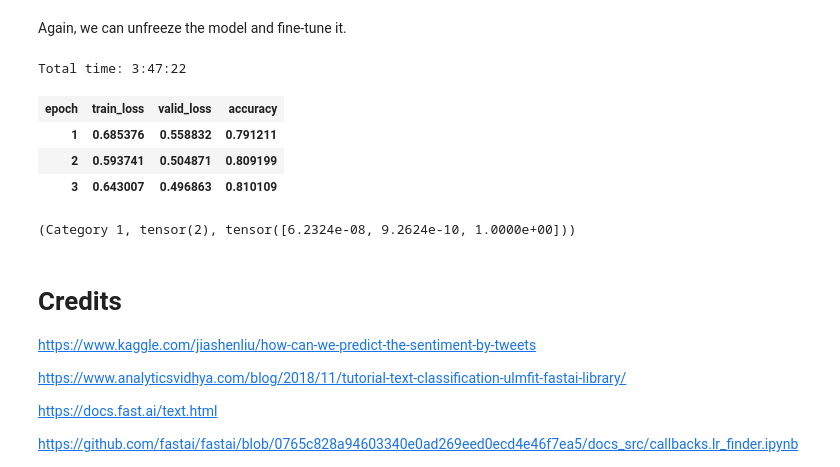
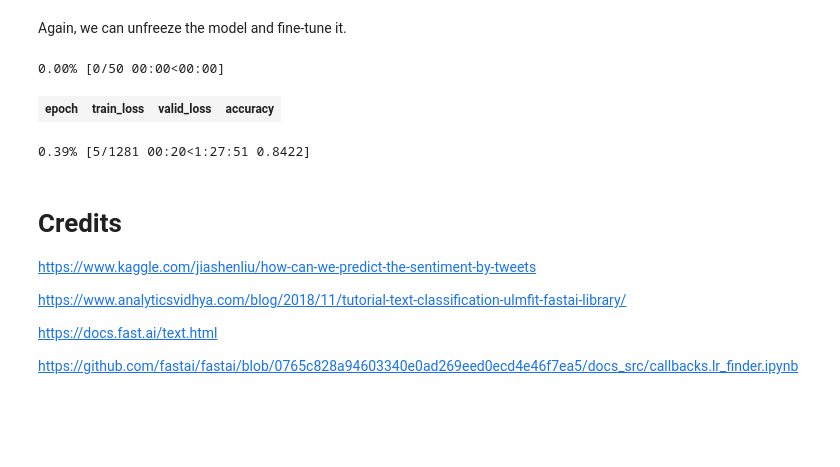
Before and after one commit to zlapp/Twitter-US-Airlines-Sentiment, a Jupyter notebook: Twitter-US-Airlines-Sentiment.ipynb, the cells around one changed output. Saved outputs shown, nothing was run; the diff lists cells and outputs as text; code cells hidden in the pictures; blank space fills up the shorter version.

Commit message:
fixed callback

```diff
--- a/Twitter-US-Airlines-Sentiment.ipynb
+++ b/Twitter-US-Airlines-Sentiment.ipynb
@@ -634,5 +637,13 @@ callbacks=[EarlyStoppingCallback(monitor='accuracy', min_delta=0.01, patience=3)
+# %%
+from fastai.callbacks.tracker import EarlyStoppingCallback
+from fastai.callbacks.tracker import SaveModelCallback
+from fastai.callbacks.tracker import ReduceLROnPlateauCallback
+
+save_model = partial(SaveModelCallback, monitor='val_loss', every='improvement', name='best')
+early_stop = partial(EarlyStoppingCallback, monitor='val_loss', min_delta=0.01, patience=3)
+lr_schedule = partial(ReduceLROnPlateauCallback, monitor='val_loss', patience=1, factor=1.5, min_delta=0.1)
 # %%
-learn = text_classifier_learner(data_clas, drop_mult=0.5)
+learn = text_classifier_learner(data_clas, drop_mult=0.5, callback_fns = [save_model, early_stop, lr_schedule])
 learn.load('sent0_1')
 # %% [output]
 RNNLearner(data=TextClasDataBunch;
@@ -665,17 +676,13 @@ data_clas.show_batch()
 Again, we can unfreeze the model and fine-tune it.
 # %%
 learn.unfreeze()
-learn.fit_one_cycle(50, slice(2e-3/100, 2e-3),callbacks=callbacks)
+learn.fit(50, slice(2e-3/100, 2e-3))
 # %% [output]
-Total time: 3:47:22
+0.00% [0/50 00:00<00:00]
 | epoch | train_loss | valid_loss | accuracy |
-| 1 | 0.685376 | 0.558832 | 0.791211 |
-| 2 | 0.593741 | 0.504871 | 0.809199 |
-| 3 | 0.643007 | 0.496863 | 0.810109 |
+0.39% [5/1281 00:20<1:27:51 0.8422]
 # %%
 learn.predict("This was a great flight!")
-# %% [output]
-(Category 1, tensor(2), tensor([6.2324e-08, 9.2624e-10, 1.0000e+00]))
 # %% [markdown]
 # Credits
 
```
Also changed, not shown: parts of 5 cells of this notebook.
